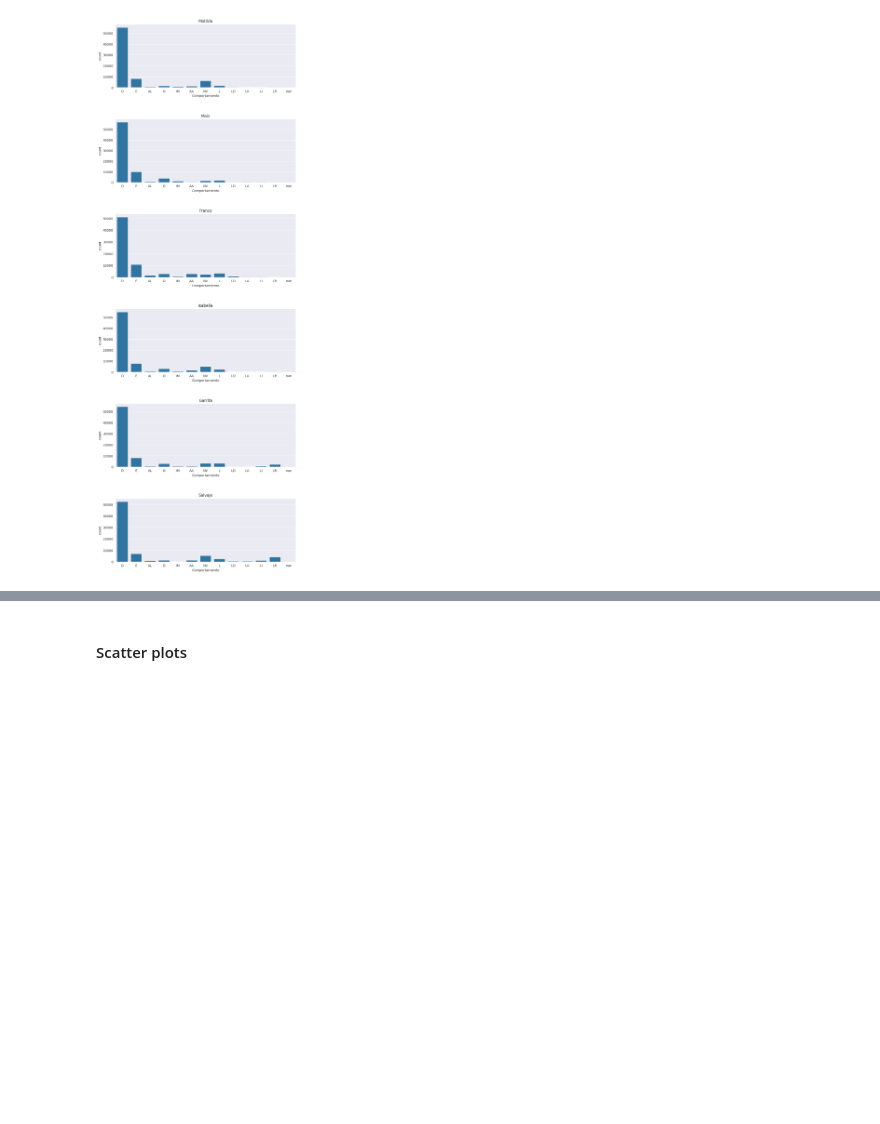
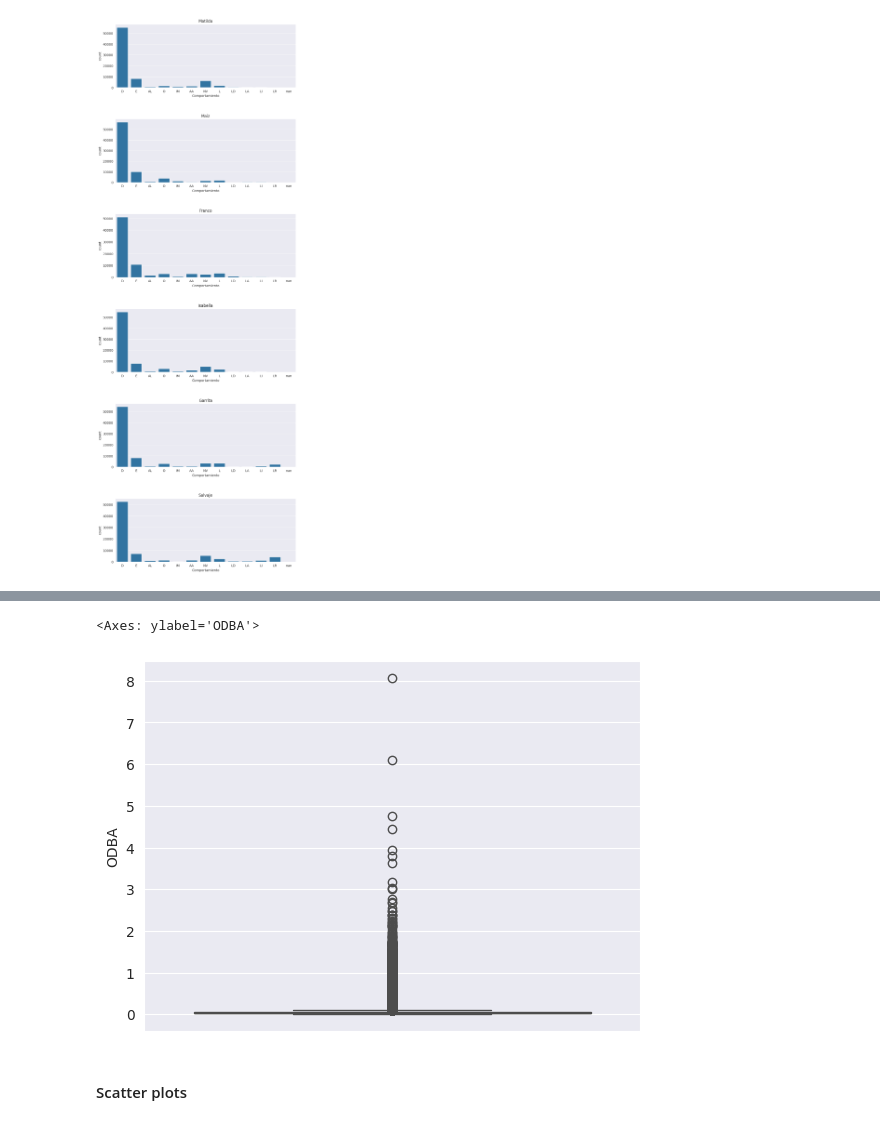
Before and after one commit to jbaez-utn/rnr-meleros, a Jupyter notebook: notebooks/1-eda-analisis-exploratorio.ipynb, the cells around one changed output, grey strips where cells are left out. Saved outputs shown, nothing was run; the diff lists cells and outputs as text; code cells hidden in the pictures; blank space fills up the shorter version.

```diff
--- a/notebooks/1-eda-analisis-exploratorio.ipynb
+++ b/notebooks/1-eda-analisis-exploratorio.ipynb
@@ -493,2 +520,7 @@ Los datos numéricos de entrada para nuestros modelos seran las variables X, Y,
+# %%
+sns.boxplot(y='ODBA', data=dataset1_crudo_dataframe, color='orange', legend=True)
+# %% [output]
+<Axes: ylabel='ODBA'>
+[figure, added]
 # %% [markdown]
 #### Scatter plots
```
Also changed, not shown: parts of 23 cells of this notebook, 1 other file.
